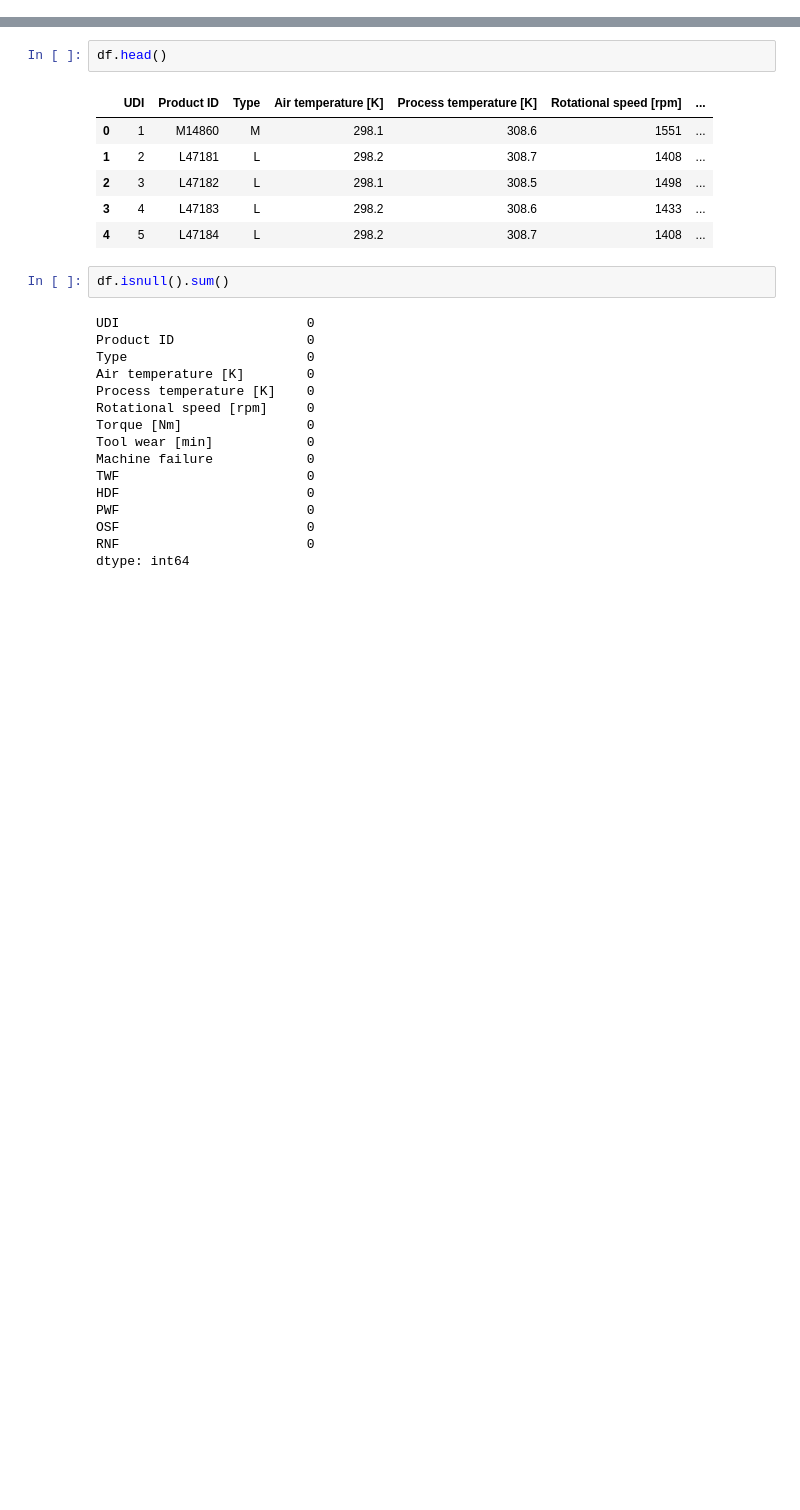
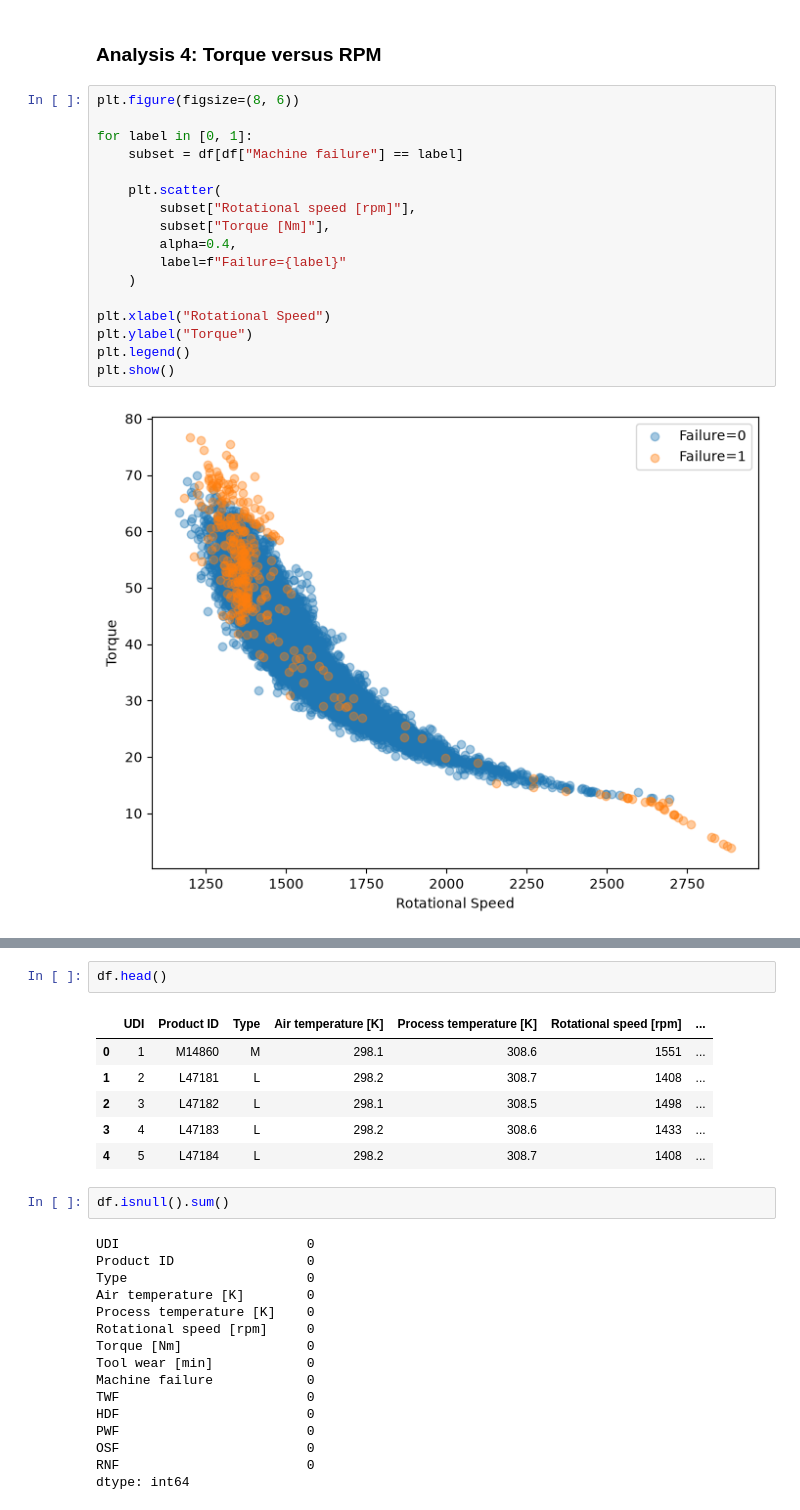
Before and after one commit to shambhavishanbhag1910/anomaly-detection, a Jupyter notebook: notebooks/02_eda.ipynb, the cells around one changed output, grey strips where cells are left out. Saved outputs shown, nothing was run; the diff lists cells and outputs as text; blank space fills up the shorter version.

```diff
--- a/notebooks/02_eda.ipynb
+++ b/notebooks/02_eda.ipynb
@@ -5,0 +54,21 @@ df = pd.read_csv("D:/Deep Learning/Anomaly Detection/data/predictive_maintenance
+# %% [markdown]
+### Analysis 4: Torque versus RPM
+# %%
+plt.figure(figsize=(8, 6))
+
+for label in [0, 1]:
+    subset = df[df["Machine failure"] == label]
+
+    plt.scatter(
+        subset["Rotational speed [rpm]"],
+        subset["Torque [Nm]"],
+        alpha=0.4,
+        label=f"Failure={label}"
+    )
+
+plt.xlabel("Rotational Speed")
+plt.ylabel("Torque")
+plt.legend()
+plt.show()
+# %% [output]
+[figure, added]
```
Also changed, not shown: parts of 14 cells of this notebook, 11 other files.
